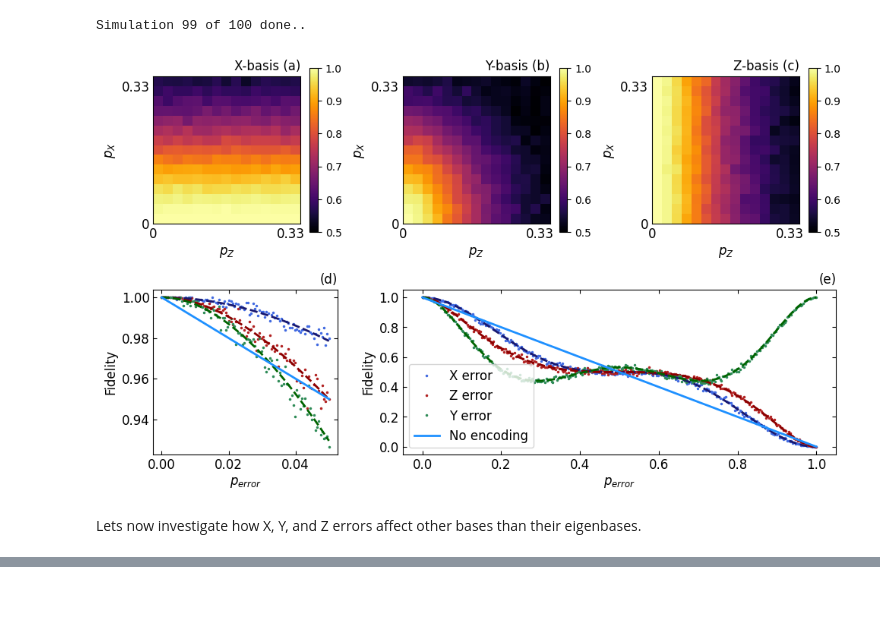
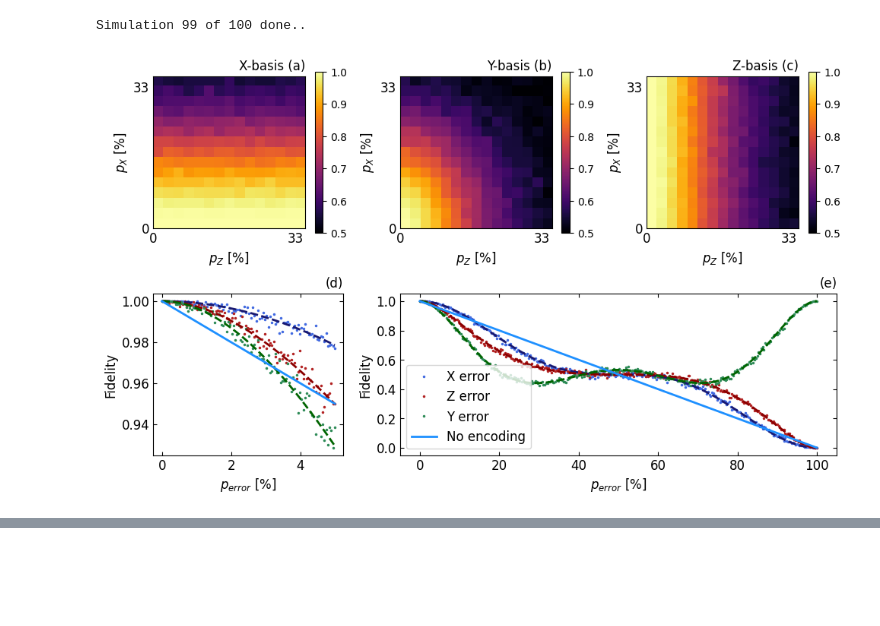
Before and after one commit to aubra25/qc803-project-argb, a Jupyter notebook: experiments.ipynb, the cells around one changed output, grey strips where cells are left out. Saved outputs shown, nothing was run; the diff lists cells and outputs as text; code cells hidden in the pictures; blank space fills up the shorter version.

```diff
--- a/experiments.ipynb
+++ b/experiments.ipynb
@@ -121,18 +117,29 @@ for experiment in ['X','Y','Z','high_res_x','high_res_z', 'high_res_y', 'zoom_x'
 Simulation 99 of 100 done..
 # %%
 #Post process simulation results
-post_processed = []
-for result in results[:3]:
+post_processed_n_1 = dict()
+for key, result in list(results.items())[:3]:
     fidelities = [sum([experiment.get_counts()[key] for key in experiment.get_counts().keys() if key.startswith('0')])/shots for experiment in result]
     fidelities_grid = np.reshape(fidelities, (15,15))
-    post_processed.append(fidelities_grid)
+    post_processed_n_1[key] = fidelities_grid
 
-for result in results[3:]:
+for key, result in list(results.items())[3:]:
     fidelities = [sum([experiment.get_counts()[key] for key in experiment.get_counts().keys() if key.startswith('0')])/shots for experiment in result]
-    post_processed.append(fidelities)
+    post_processed_n_1[key] = fidelities
+
+# Save dictionary to file
+post_processed_n_1["high_res_ps"] = np.linspace(0, 1, 300)
+post_processed_n_1["zoom_ps"] = np.linspace(0, 0.05, 100)
+post_processed_n_1["square_ps"] = np.linspace(0, 0.33, 15)
+
+with open('data/n1.pkl', 'wb') as file:
+    pickle.dump(post_processed_n_1, file)
 # %%
+# Reading dictionary
+with open('data/n1.pkl', 'rb') as file:
+    post_processed_n_1 = pickle.load(file)
+
 plt.figure(figsize=(10,6))
-
 
 rows_cols = (2,6)
 ax21 = plt.subplot2grid(rows_cols, (1,0), colspan=2)
@@ -146,66 +153,64 @@ for ax in axs:
     ax.tick_params(direction='in', left=True, right=True, top=True, bottom=True)
 
 #Plot data
-im1 = axs[2].imshow(post_processed[0], cmap='inferno', origin="lower", vmin=0.5)
+im1 = axs[2].imshow(post_processed_n_1["X"], cmap='inferno', origin="lower", vmin=0.5)
 plt.colorbar(im1)
 
-im2 = axs[3].imshow(post_processed[1], cmap='inferno', origin="lower", vmin=0.5)
+im2 = axs[3].imshow(post_processed_n_1["Y"], cmap='inferno', origin="lower", vmin=0.5)
 plt.colorbar(im2)
 
-im3=axs[4].imshow(post_processed[2], cmap='inferno', origin="lower", vmin=0.5)
+im3=axs[4].imshow(post_processed_n_1["Z"], cmap='inferno', origin="lower", vmin=0.5)
 plt.colorbar(im3)
 
 
 #Plot theoretical curves
-ps = np.linspace(0,1,300)
+ps = post_processed_n_1['high_res_ps']
 p3x = lambda p: (1-p)**3 + 3*p*(1-p)**2
 p9x = lambda p: p3x(p)**3 + 3*p3x(p)*(1-p3x(p))**2
 p3z = lambda p: (1-p)**3 + 3*p**2*(1-p)
 p9z = lambda p: p3z(p)**3 + 3*p3z(p)**2*(1-p3z(p))
 p_y = lambda p: (1-p)**9 + 9*p*(1-p)**8 + 126*p**4*(1-p)**5 + 126*p**5*(1-p)**4 + 9*(1-p)*p**8 + p**9
 
-ax22.plot(ps,post_processed[3], label='X error', color='royalblue', marker='.', markersize=3, linestyle='none')
-ax22.plot(ps,post_processed[4], label='Z error', color='firebrick', marker='.', markersize=3, linestyle='none')
-ax22.plot(ps,post_processed[5], label='Y error', color='seagreen', marker='.', markersize=3, linestyle='none')
+ax22.plot(ps*100,post_processed_n_1["high_res_x"], label='X error', color='royalblue', marker='.', markersize=3, linestyle='none')
+ax22.plot(ps*100,post_processed_n_1["high_res_z"], label='Z error', color='firebrick', marker='.', markersize=3, linestyle='none')
+ax22.plot(ps*100,post_processed_n_1["high_res_y"], label='Y error', color='seagreen', marker='.', markersize=3, linestyle='none')
 
-ax22.plot(ps,1- ps, label='No encoding', linestyle='-', color='dodgerblue', zorder=5000, lw=2)
-ax22.plot(ps,p9x(ps), color='midnightblue', linestyle='--', lw=2)
-ax22.plot(ps,p9z(ps), color='darkred', linestyle='--',lw=2)
-ax22.plot(ps, p_y(ps), color='darkgreen', linestyle='--',lw=2)
+ax22.plot(ps*100,1- ps, label='No encoding', linestyle='-', color='dodgerblue', zorder=5000, lw=2)
+ax22.plot(ps*100,p9x(ps), color='midnightblue', linestyle='--', lw=2)
+ax22.plot(ps*100,p9z(ps), color='darkred', linestyle='--',lw=2)
+ax22.plot(ps*100, p_y(ps), color='darkgreen', linestyle='--',lw=2)
 
-ps = np.linspace(0,0.05,100)
-ax21.plot(ps,post_processed[6], label='X error', color='royalblue', marker='.', markersize=3, linestyle='none')
-ax21.plot(ps,post_processed[7], label='Z error', color='firebrick', marker='.', markersize=3, linestyle='none')
-ax21.plot(ps,post_processed[8], label='Y error', color='seagreen', marker='.', markersize=3, linestyle='none')
+ps = post_processed_n_1['zoom_ps']
+ax21.plot(ps*100,post_processed_n_1["zoom_x"], label='X error', color='royalblue', marker='.', markersize=3, linestyle='none')
+ax21.plot(ps*100,post_processed_n_1["zoom_z"], label='Z error', color='firebrick', marker='.', markersize=3, linestyle='none')
+ax21.plot(ps*100,post_processed_n_1["zoom_y"], label='Y error', color='seagreen', marker='.', markersize=3, linestyle='none')
 
-ax21.plot(ps,1- ps, label='No encoding', linestyle='-', color='dodgerblue', zorder=5000, lw=2)
-ax21.plot(ps, p9x(ps), color='midnightblue', linestyle='--', zorder=1000, lw=2)
-ax21.plot(ps, p9z(ps), color='darkred', linestyle='--',zorder=1000, lw=2)
-ax21.plot(ps, p_y(ps), color='darkgreen', linestyle='--',zorder=1000, lw=2)
+ax21.plot(ps*100,1- ps, label='No encoding', linestyle='-', color='dodgerblue', zorder=5000, lw=2)
+ax21.plot(ps*100, p9x(ps), color='midnightblue', linestyle='--', zorder=1000, lw=2)
+ax21.plot(ps*100, p9z(ps), color='darkred', linestyle='--',zorder=1000, lw=2)
+ax21.plot(ps*100, p_y(ps), color='darkgreen', linestyle='--',zorder=1000, lw=2)
 
 for ax in axs[2:]:
-    ax.set_xlabel("$p_Z$", size=12)
-    ax.set_ylabel("$p_X$", size=12)
+    ax.set_xlabel("$p_Z$ [%]", size=12)
+    ax.set_ylabel("$p_X$ [%]", size=12)
     ax.xaxis.set_major_locator(ticker.FixedLocator([-0.5, 13.5]))
     ax.yaxis.set_major_locator(ticker.FixedLocator([-0.5, 13.5]))
-    ax.set_xticklabels(['0','0.33'], size=12)
-    ax.set_yticklabels(['0','0.33'], size=12)
+    ax.set_xticklabels(['0','33'], size=12)
+    ax.set_yticklabels(['0','33'], size=12)
     ax.tick_params(size=0)
 
 axs[2].set_title("X-basis (a)", loc="right", size=12)
 axs[3].set_title("Y-basis (b)", loc="right", size=12)
 axs[4].set_title("Z-basis (c)", loc="right", size=12)
 
 for ax in [ax21, ax22]:
-    ax.set_xlabel('$p_{error}$', size=12)
+    ax.set_xlabel('$p_{error}$ [%]', size=12)
     ax.set_ylabel('Fidelity',size=12)
     ax.tick_params(labelsize=12)
 ax21.set_title("(d)", loc="right", size=12)
 ax22.set_title("(e)", loc="right", size=12)
 ax22.legend(fontsize=12)
 plt.tight_layout()
-plt.savefig("pauli_errors.svg")
+plt.savefig("figures/pauli_errors.pdf")
 # %% [output]
-[figure, old version]
+[figure, new version]
-# %% [markdown]
-Lets now investigate how X, Y, and Z errors affect other bases than their eigenbases.
```
Also changed, not shown: parts of 24 cells of this notebook, 21 other files.
